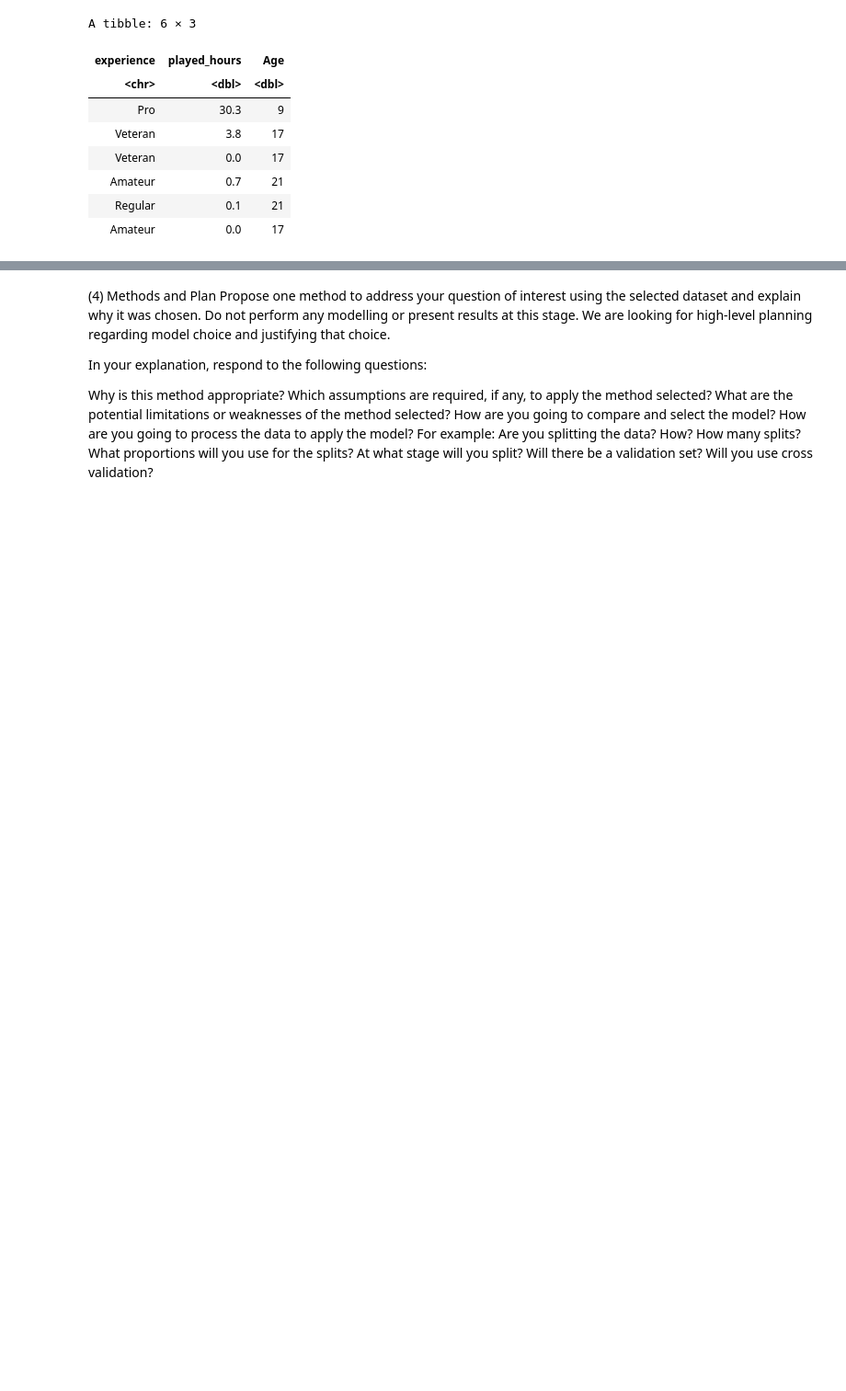
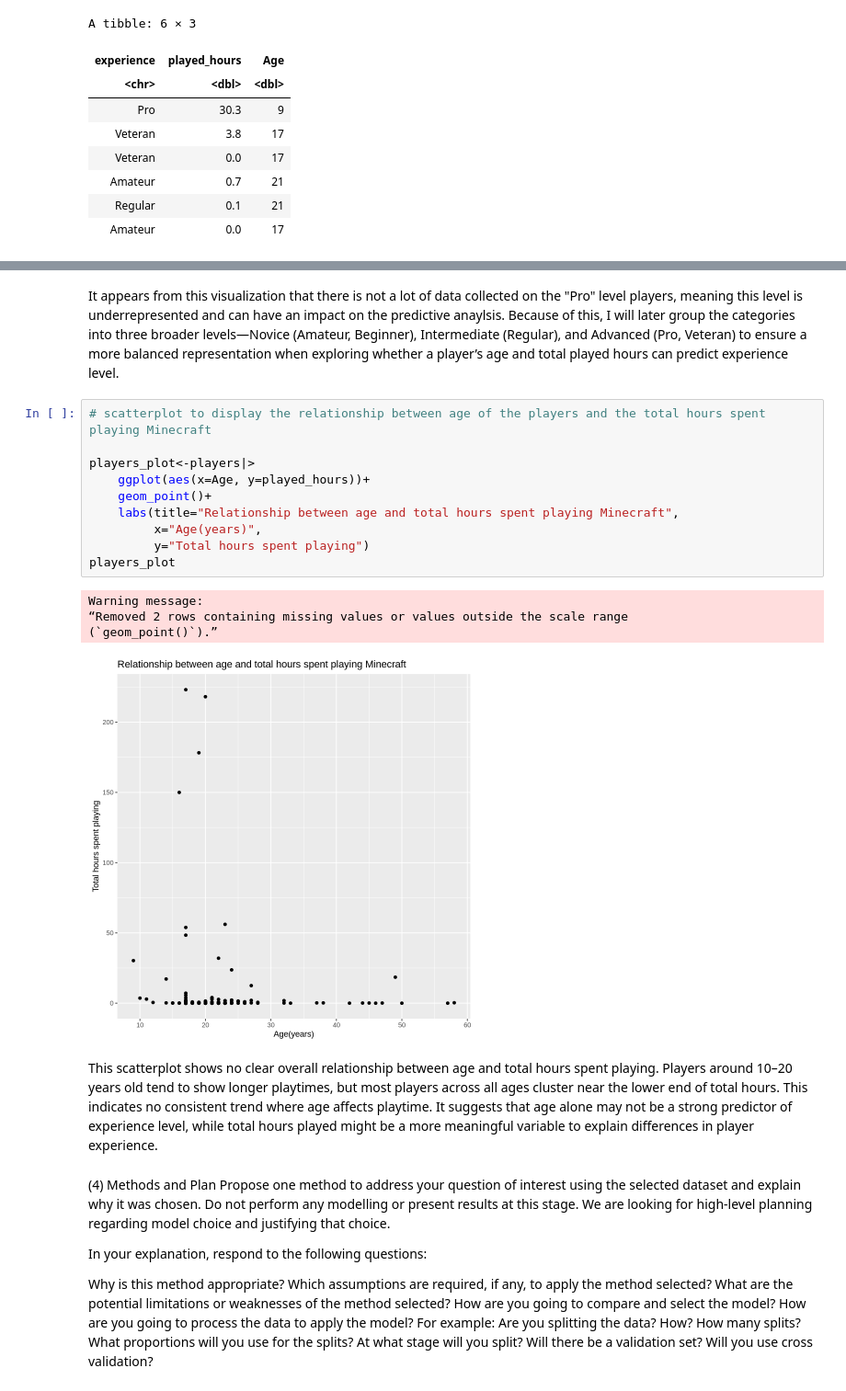
Before and after one commit to audryleine-isidro/dsci-project-, a Jupyter notebook: Project Planning (Individual).ipynb, the cells around one changed output, grey strips where cells are left out. Shown at 92% size. Drawn from its saved outputs; the diff is of its cells as text; blank space fills up the shorter version.

```diff
--- a/Project Planning (Individual).ipynb
+++ b/Project Planning (Individual).ipynb
@@ -126,3 +130,22 @@ A tibble: 6 × 3
+# %% [markdown]
+It appears from this visualization that there is not a lot of data collected on the "Pro" level players, meaning this level is underrepresented and can have an impact on the predictive anaylsis. Because of this, I will later group the categories into three broader levels—Novice (Amateur, Beginner), Intermediate (Regular), and Advanced (Pro, Veteran) to ensure a more balanced representation when exploring whether a player’s age and total played hours can predict experience level.
+# %%
+# scatterplot to display the relationship between age of the players and the total hours spent playing Minecraft
+
+players_plot<-players|>
+    ggplot(aes(x=Age, y=played_hours))+
+    geom_point()+
+    labs(title="Relationship between age and total hours spent playing Minecraft",
+         x="Age(years)",
+         y="Total hours spent playing")
+players_plot
+# %% [output]
+Warning message:
+“Removed 2 rows containing missing values or values outside the scale range
+(`geom_point()`).”
+[figure, added]
+# %% [markdown]
+This scatterplot shows no clear overall relationship between age and total hours spent playing. Players around 10–20 years old tend to show longer playtimes, but most players across all ages cluster near the lower end of total hours. This indicates no consistent trend where age affects playtime. It suggests that age alone may not be a strong predictor of experience level, while total hours played might be a more meaningful variable to explain differences in player experience.
 # %% [markdown]
 (4) Methods and Plan
 Propose one method to address your question of interest using the selected dataset and explain why it was chosen. Do not perform any modelling or present results at this stage. We are looking for high-level planning regarding model choice and justifying that choice.
```
Also changed, not shown: parts of 5 cells of this notebook.
